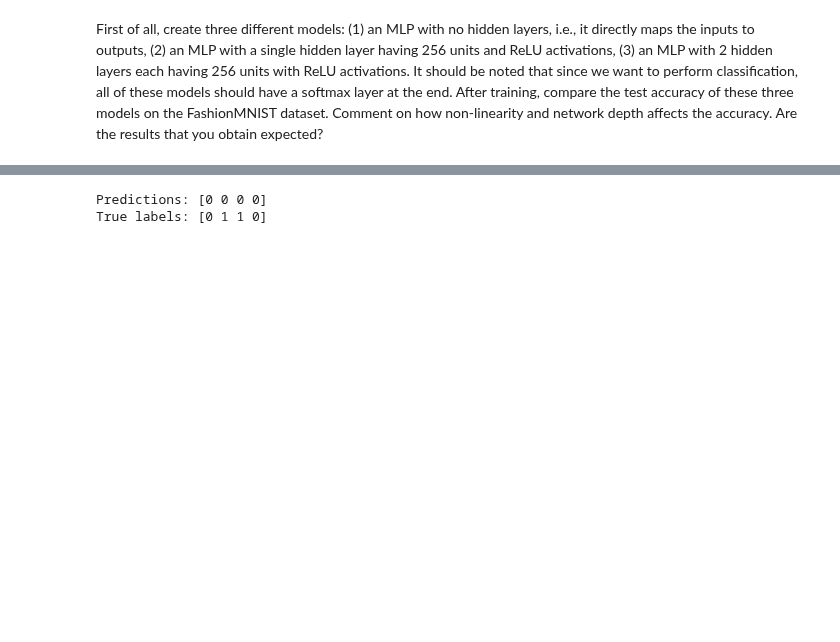
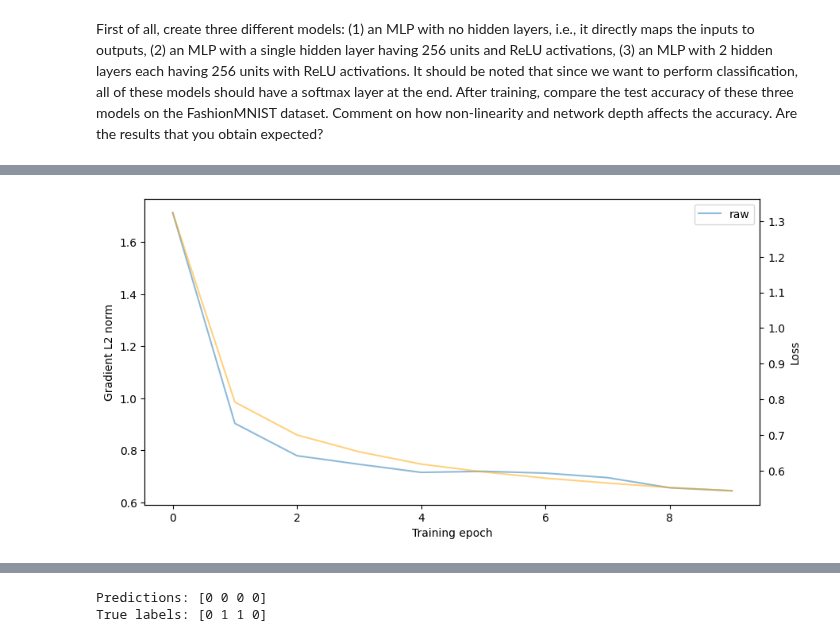
Before and after one commit to audrey352/COMP551, a Jupyter notebook: Assignment3/A3_notebook.ipynb, the cells around one changed output, grey strips where cells are left out. Saved outputs shown, nothing was run; the diff lists cells and outputs as text; code cells hidden in the pictures; blank space fills up the shorter version.

```diff
--- a/Assignment3/A3_notebook.ipynb
+++ b/Assignment3/A3_notebook.ipynb
@@ -238,6 +244,7 @@ class MLP:
             yh = softmax(np.dot(z2, w) + b)  # N x C
         return yh
 # %%
+# Gradient Descent Optimizer
 class GradientDescent:
 
     def __init__(self, learning_rate=.001, epsilon=1e-8, max_iters=1, record_grad=False):
@@ -252,18 +259,20 @@ class GradientDescent:
         This does GD for x and y (which are already a SINGLE BATCH of the data)
 
         gradient_fn: function that computes gradients
-        params: list of weight matrices, e.g. [w, v1, v2]
+        params: list of weight matrices, e.g., [v1, c1, v2, c2, w, b]
         """
 
         norms = np.array([np.inf])
         t=0
 
         while np.any(norms > self.epsilon) and t < self.max_iters:
-            grad = gradient_fn(x, y, *params)
+            grad = gradient_fn(x, y, params)
 
             norms = np.array([np.linalg.norm(g) for g in grad])
+            # record gradients if desired
             if self.record_grad:
-                self.history_grad.append(norms.copy())
+                total_norm = np.sqrt(np.sum(norms**2))
+                self.history_grad.append(total_norm)
 
             for p in range(len(params)):
                 params[p] -= self.learning_rate * grad[p]
@@ -320,15 +329,17 @@ torch.Size([60000])
 torch.Size([10000, 28, 28])
 torch.Size([10000])
 # %%
+BATCH_SIZE = 512
+
 # Get loaders (makes batches for later)
 train_loader = torch.utils.data.DataLoader(
     train_dataset,
-    batch_size=64,
+    batch_size=BATCH_SIZE,
     shuffle=True
     )
 test_loader = torch.utils.data.DataLoader(
     test_dataset,
-    batch_size=64,
+    batch_size=BATCH_SIZE,
     shuffle=False
 )
 
@@ -406,0 +402,9 @@ plt.plot(optimizer.history_loss)
+# %%
+# combine loss and grad across epochs in tuples
+combined = {}
+for epoch in range(num_epochs):
+    for i in range(len(loss[epoch])):
+        combined[epoch] = (loss[epoch][i], grad[epoch][i])
+
+
+combined
@@ -407,3 +422,26 @@ plt.plot(optimizer.history_loss)
+# %%
+# optionally smooth the curve
+def smooth(x, w=30):
+    return np.convolve(x, np.ones(w)/w, mode='valid')
+
+# plot average gradient norm per epoch
+grad_avg = [np.mean(grad[epoch]) for epoch in range(num_epochs)]
+loss_avg = [np.mean(loss[epoch]) for epoch in range(num_epochs)]
+
+plt.figure(figsize=(10,5))
+plt.plot(grad_avg, alpha=0.5, label="raw")
+# plt.plot(smooth(grad_avg, w=5), linewidth=3, label="smoothed")
+plt.xlabel("Training epoch")
+plt.ylabel("Gradient L2 norm")
+plt.legend()
+
+ax_twin = plt.gca().twinx()
+ax_twin.plot(loss_avg, color='orange', alpha=0.5)
+ax_twin.set_ylabel("Loss")
+
+plt.show()
+# %% [output]
+[figure, added]
 # %%
 # Checking test predictions for first batch
 test_images, test_labels = next(iter(test_loader))
```
Also changed, not shown: parts of 9 cells of this notebook.
